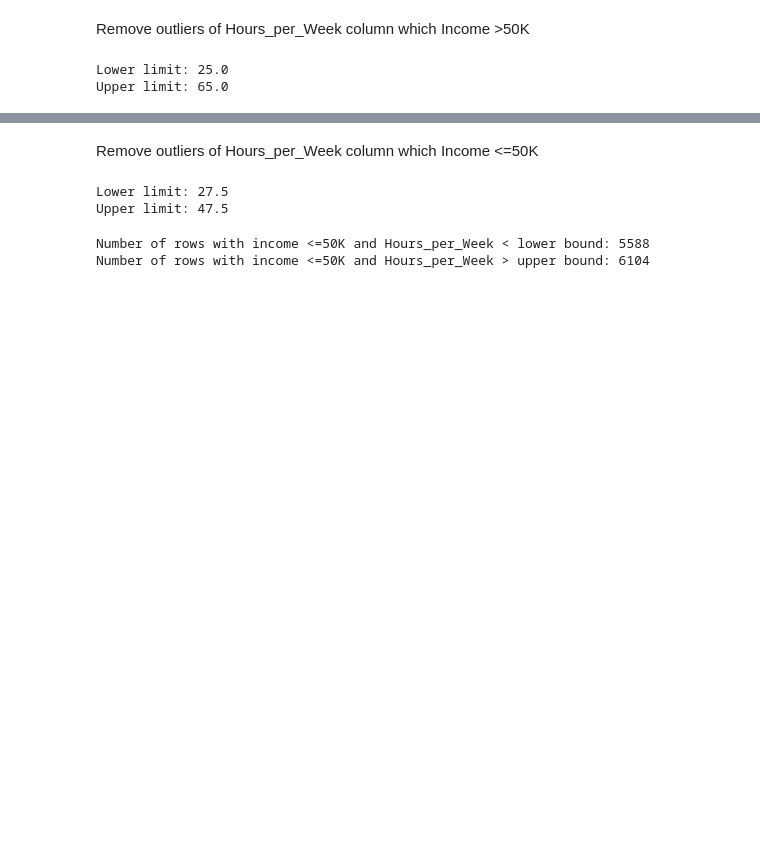
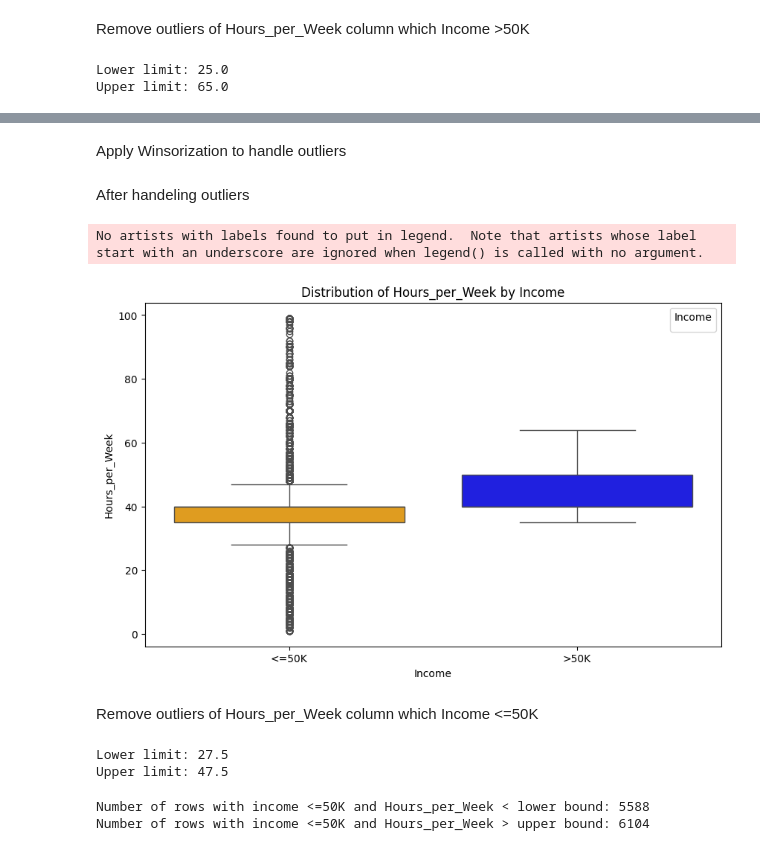
Before and after one commit to Benura2020/Income-Classification-ML, a Jupyter notebook: income_prediction_ml_project.ipynb, the cells around one changed output, grey strips where cells are left out. Cells and saved outputs as stored; diff of their text form; code cells hidden in the pictures; blank space fills up the shorter version.

Commit message:
handle outliers

```diff
--- a/income_prediction_ml_project.ipynb
+++ b/income_prediction_ml_project.ipynb
@@ -1477,3 +1477,31 @@ Number of rows with income >50K and Hours_per_Week > upper bound: 4379
+# %% [markdown]
+Apply Winsorization to handle outliers
+# %%
+# Calculate the lower and upper bounds using percentile
+lower_bound = census_income_df[census_income_df['Income'] == '>50K']['Hours_per_Week'].quantile(0.05)
+upper_bound = census_income_df[census_income_df['Income'] == '>50K']['Hours_per_Week'].quantile(0.95)
+
+# Apply Winsorization
+census_income_df.loc[(census_income_df['Income'] == '>50K') & (census_income_df['Hours_per_Week'] < lower_bound), 'Hours_per_Week'] = lower_bound
+census_income_df.loc[(census_income_df['Income'] == '>50K') & (census_income_df['Hours_per_Week'] > upper_bound), 'Hours_per_Week'] = upper_bound
+# %% [markdown]
+After handeling outliers
+# %%
+# Define colors for income groups
+under50K_color = 'orange'
+over50K_color = 'blue'
+
+# Create a box plot for the "Hours_per_Week" column with hue for income group
+plt.figure(figsize=(10, 6))
+sns.boxplot(y=census_income_df["Hours_per_Week"], x=census_income_df["Income"], hue=census_income_df["Income"], palette={'>50K': over50K_color, '<=50K': under50K_color})
+plt.title("Distribution of Hours_per_Week by Income")
+plt.ylabel("Hours_per_Week")
+plt.xlabel("Income")
+plt.legend(title='Income', loc='upper right')
+plt.show()
+# %% [output]
+No artists with labels found to put in legend.  Note that artists whose label start with an underscore are ignored when legend() is called with no argument.
+[figure, added]
 # %% [markdown]
 Remove outliers of Hours_per_Week column which Income <=50K
 # %%
```
Also changed, not shown: parts of 34 cells of this notebook, 1 other file.
